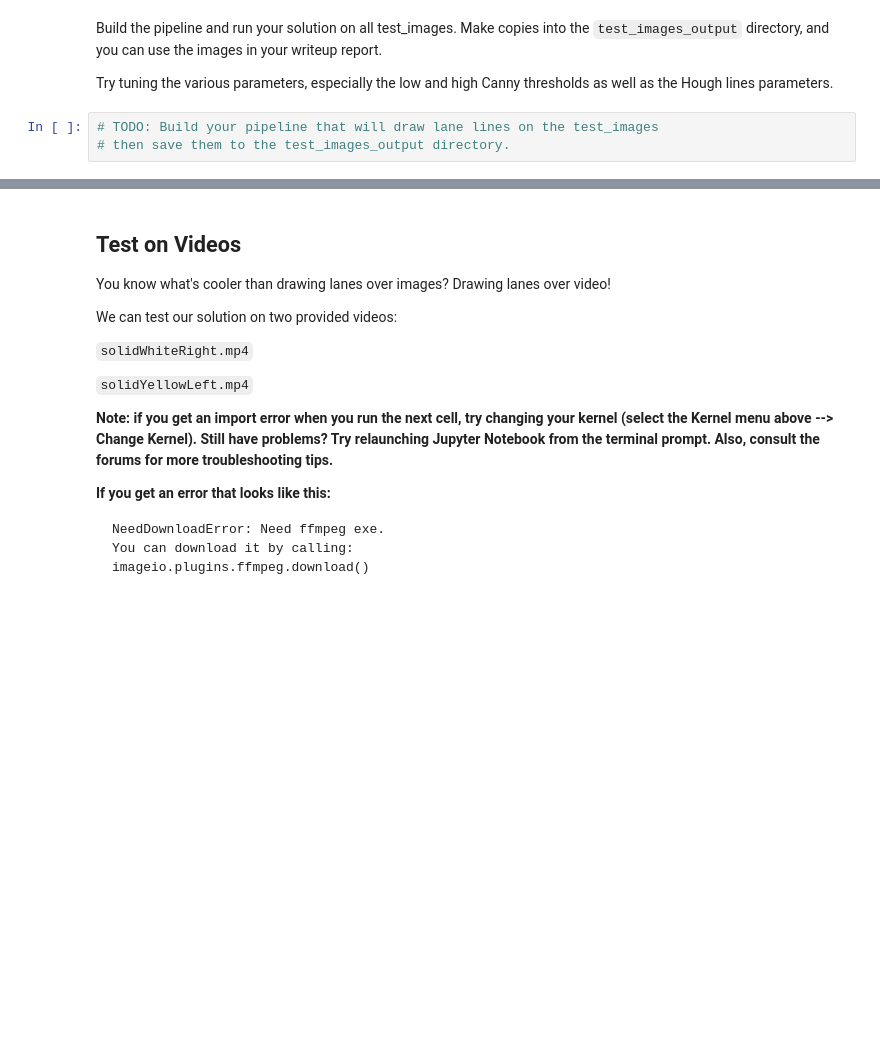
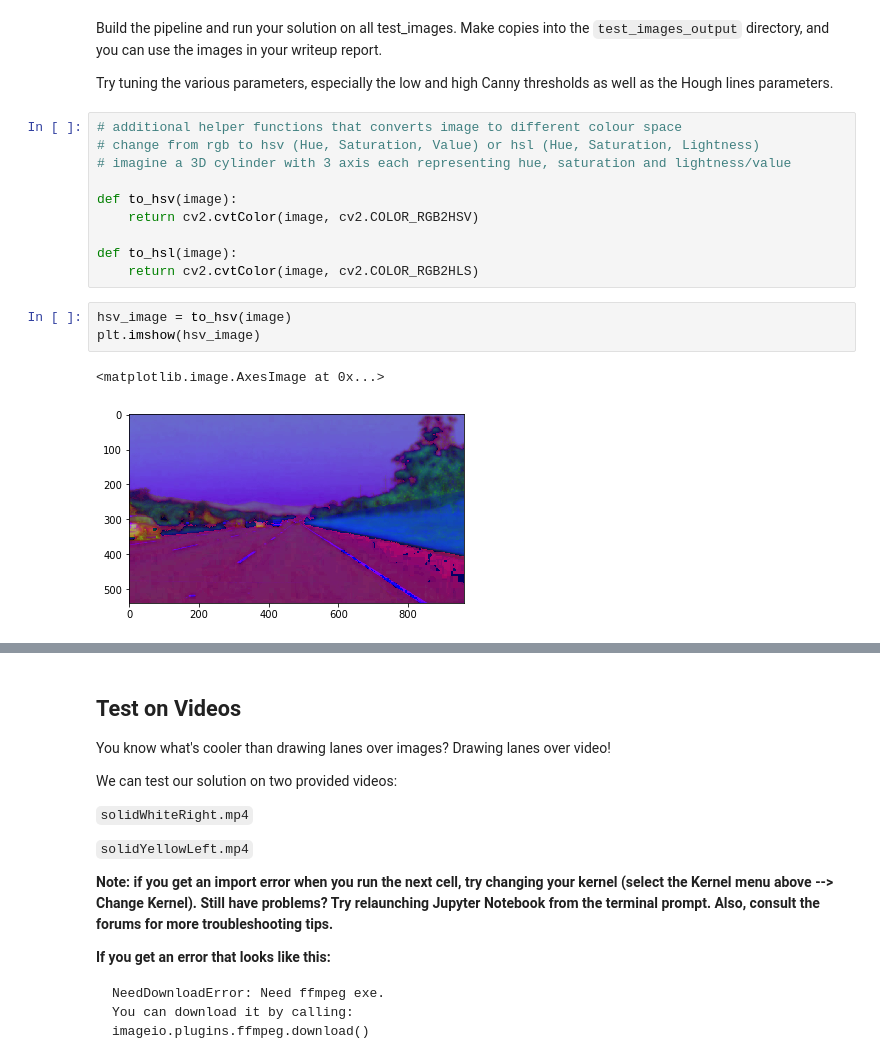
Before and after one commit to leoybkim/CarND-LaneLines-P1, a Jupyter notebook: P1.ipynb, the cells around one changed output, grey strips where cells are left out. Cells and saved outputs as stored; diff of their text form; blank space fills up the shorter version.

```diff
--- a/P1.ipynb
+++ b/P1.ipynb
@@ -196,6 +196,19 @@ os.listdir("test_images/")
 Build the pipeline and run your solution on all test_images. Make copies into the `test_images_output` directory, and you can use the images in your writeup report.
 
 Try tuning the various parameters, especially the low and high Canny thresholds as well as the Hough lines parameters.
-# %%
-# TODO: Build your pipeline that will draw lane lines on the test_images
-# then save them to the test_images_output directory.
+# %%
+# additional helper functions that converts image to different colour space
+# change from rgb to hsv (Hue, Saturation, Value) or hsl (Hue, Saturation, Lightness)
+# imagine a 3D cylinder with 3 axis each representing hue, saturation and lightness/value
+
+def to_hsv(image):
+    return cv2.cvtColor(image, cv2.COLOR_RGB2HSV)
+
+def to_hsl(image):
+    return cv2.cvtColor(image, cv2.COLOR_RGB2HLS)
+# %%
+hsv_image = to_hsv(image)
+plt.imshow(hsv_image)
+# %% [output]
+<matplotlib.image.AxesImage at 0x...>
+[figure, added]
```
Also changed, not shown: parts of 22 cells of this notebook, 3 other files.
